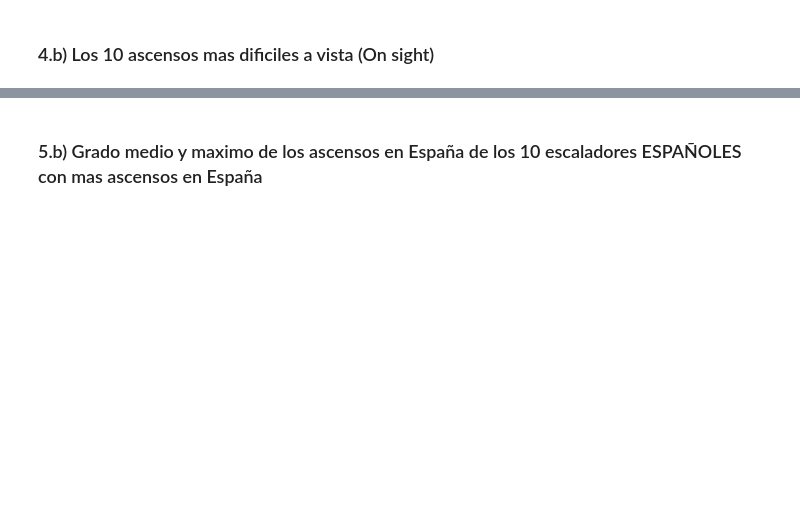
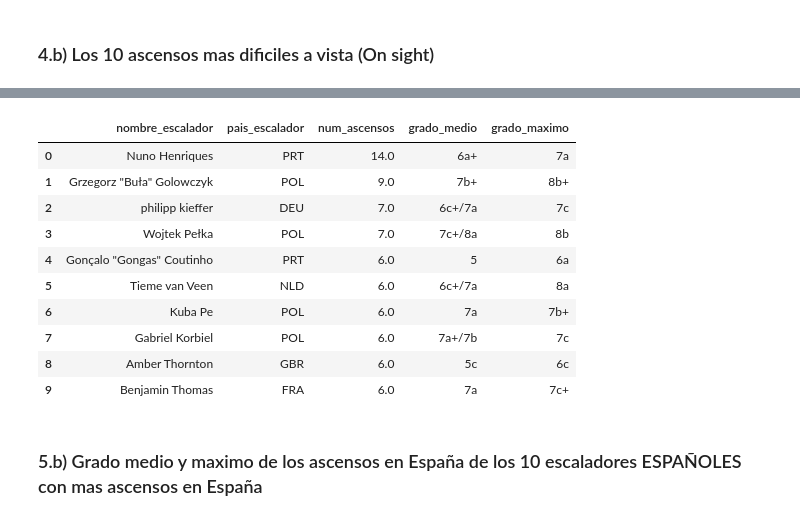
Before and after one commit to jmsanchezff/datahack_practica_bbdd, a Jupyter notebook: Cassandra.ipynb, the cells around one changed output, grey strips where cells are left out. Cells and saved outputs as stored; diff of their text form; code cells hidden in the pictures; blank space fills up the shorter version.

```diff
--- a/Cassandra.ipynb
+++ b/Cassandra.ipynb
@@ -469,2 +580,60 @@ df[columnas]
+# %%
+cql = """
+SELECT *
+FROM dificultades
+"""
+# query para la obtencion del grado medio a partir de la dificultad media
+df_dificultades = execute_query(cql)
+
+# configuro dificultad como indice del data frame para el futuro mapping
+df_dificultades = df_dificultades.sort_values('dificultad',ascending=True);
+df_dificultades = df_dificultades.set_index('dificultad');
+# %%
+cql = """
+SELECT *
+FROM ascensos_acum_noesp_esp
+"""
+df_ids = execute_query(cql)
+df_ids = df_ids.sort_values(['num_ascensos', 'id_escalador'],ascending=[False, True]).head(10)
+df_ids["dificultad_media"] = (df_ids["dificultad_acum"]/df_ids["num_ascensos"]).round().astype(int)
+
+
+cql_grado_max_escalador = """
+SELECT grado_frances
+FROM ascensos_por_escalador_paisRisco
+WHERE id_escalador=%s AND pais_risco='ESP'
+LIMIT 1
+"""
+
+df = pd.DataFrame()
+
+for index in df_ids.index:
+
+    df_escalador = df_ids.ix[index]
+
+    #query para obtención de grado maximo del escalador
+    df_query = execute_query(cql_grado_max_escalador, [df_ids.ix[index,'id_escalador']])
+    df_escalador["grado_maximo"] = df_query["grado_frances"].iloc[0]
+
+    df = df.append(df_escalador)
+
+
+df = df.reset_index(drop=True)
+df['grado_medio']=df['dificultad_media'].map(df_dificultades['grado_frances']);
+
+columnas = ["nombre_escalador", "pais_escalador", "num_ascensos", "grado_medio", "grado_maximo"]
+df[columnas]
+# %% [output]
+|  | nombre_escalador | pais_escalador | num_ascensos | grado_medio | grado_maximo |
+| 0 | Nuno Henriques | PRT | 14.0 | 6a+ | 7a |
+| 1 | Grzegorz "Buła" Golowczyk | POL | 9.0 | 7b+ | 8b+ |
+| 2 | philipp kieffer | DEU | 7.0 | 6c+/7a | 7c |
+| 3 | Wojtek Pełka | POL | 7.0 | 7c+/8a | 8b |
+| 4 | Gonçalo "Gongas" Coutinho | PRT | 6.0 | 5 | 6a |
+| 5 | Tieme van Veen | NLD | 6.0 | 6c+/7a | 8a |
+| 6 | Kuba Pe | POL | 6.0 | 7a | 7b+ |
+| 7 | Gabriel Korbiel | POL | 6.0 | 7a+/7b | 7c |
+| 8 | Amber Thornton | GBR | 6.0 | 5c | 6c |
+| 9 | Benjamin Thomas | FRA | 6.0 | 7a | 7c+ |
 # %% [markdown]
 ### 5.b) Grado medio y maximo de los ascensos en España de los 10 escaladores ESPAÑOLES con mas ascensos en España
```
Also changed, not shown: parts of 18 cells of this notebook.
